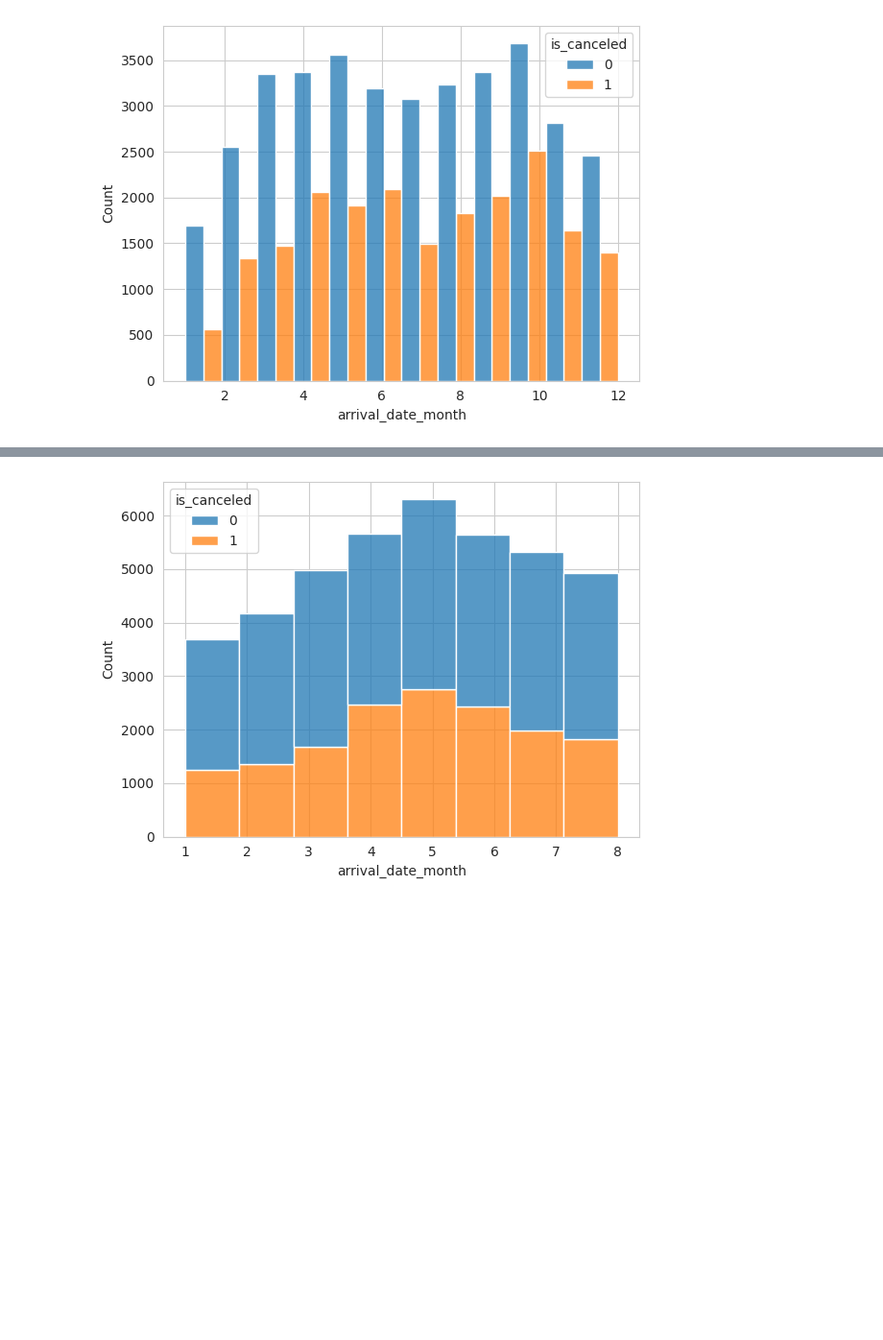
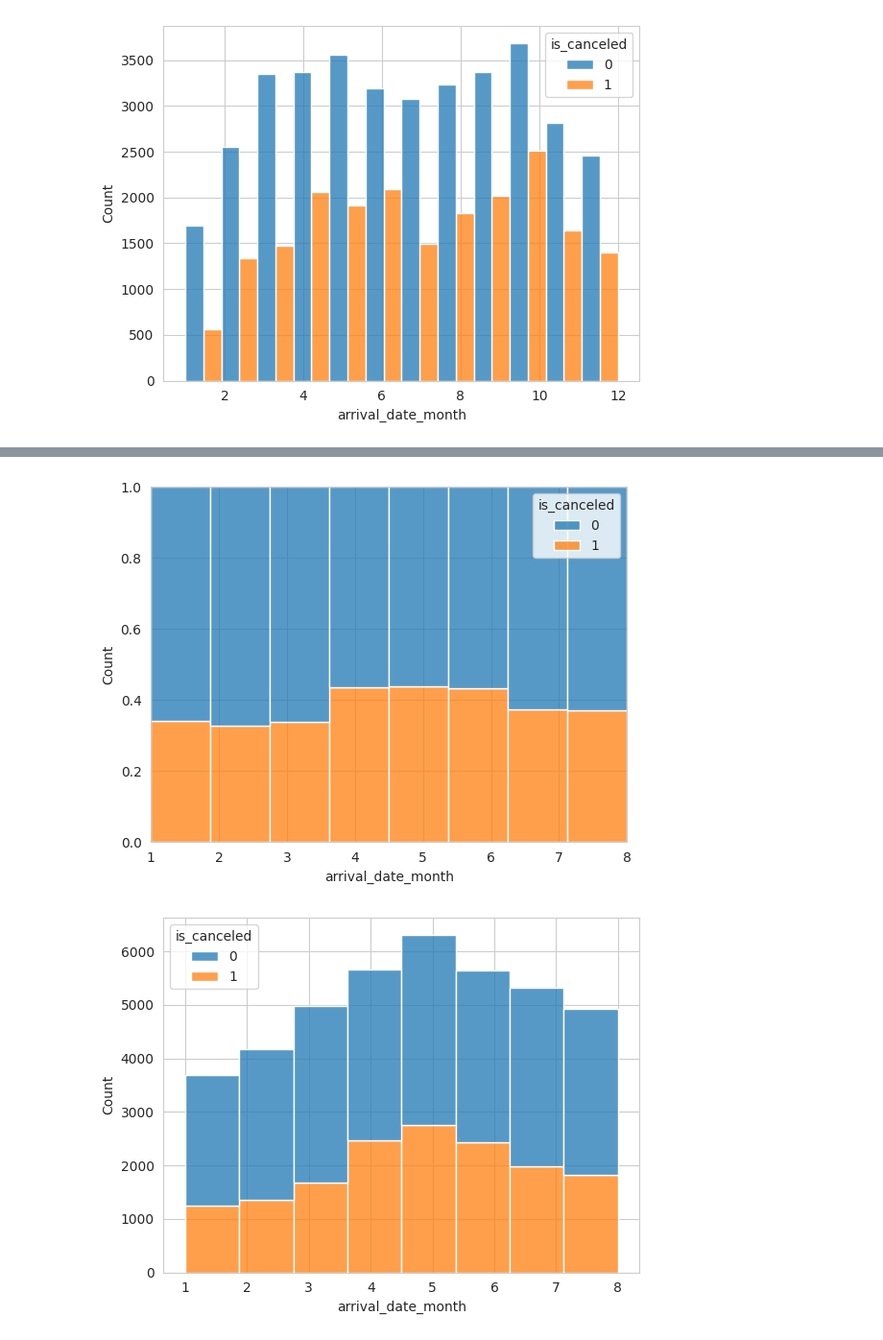
Before and after one commit to Nikocioni/progetto_programmazione_nik_ross_salvo, a Jupyter notebook: progetto_niko_ross_salvo_3.ipynb, the cells around one changed output, grey strips where cells are left out. Shown at 96% size. Cells and saved outputs as stored; diff of their text form; code cells hidden in the pictures; blank space fills up the shorter version.

```diff
--- a/progetto_niko_ross_salvo_3.ipynb
+++ b/progetto_niko_ross_salvo_3.ipynb
@@ -627,3 +632,8 @@ plt.show()
+# %%
+sns.histplot(x="arrival_date_month", hue = "is_canceled", multiple = "fill", stat = "count", data=test, bins =8)
+plt.show()
+# %% [output]
+[figure, added]
 # %%
 sns.histplot(x="arrival_date_month", hue = "is_canceled", multiple = "stack", stat = "count", data=test, bins =8)
 plt.show()
```
Also changed, not shown: parts of 2 cells of this notebook.
